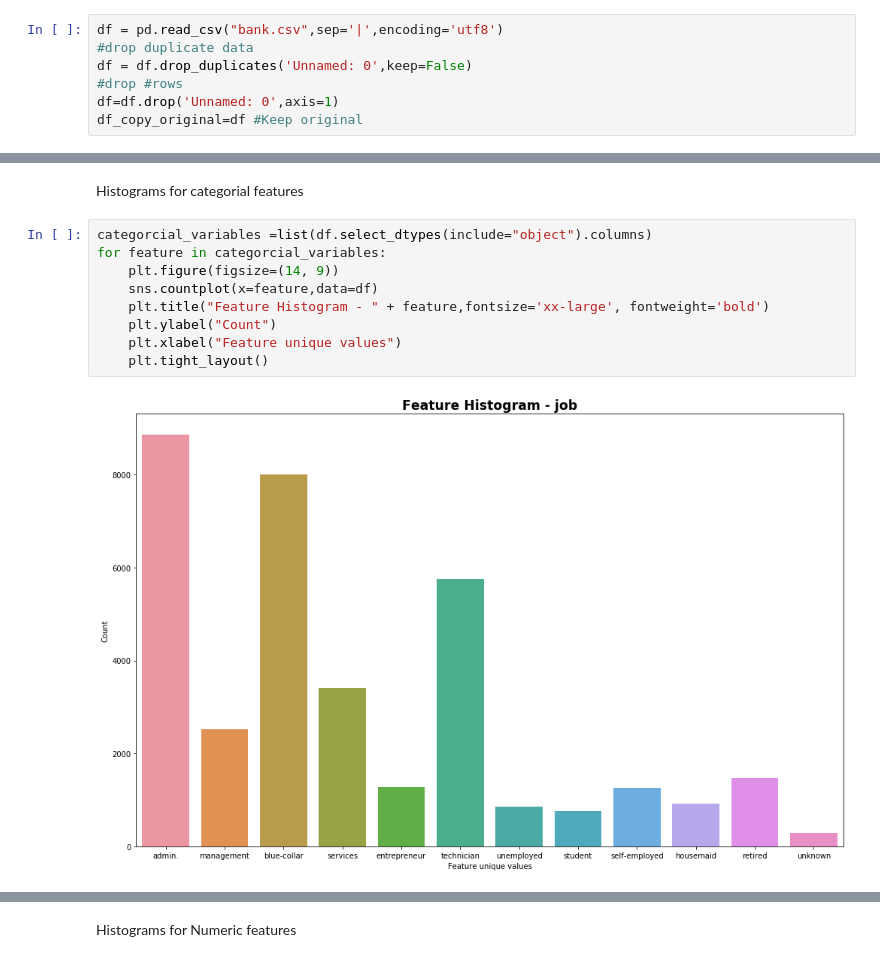
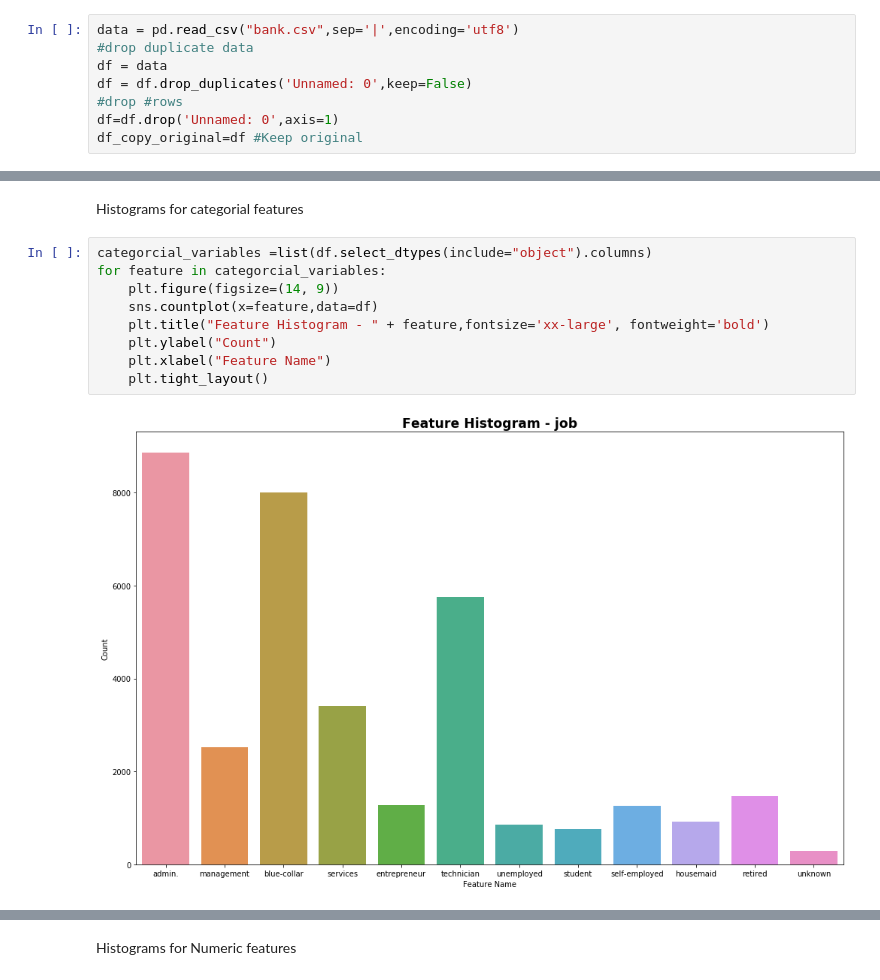
Before and after one commit to ophirshurany/Data-Science-, a Jupyter notebook: Data_Science_NB.ipynb, the cells around one changed output, grey strips where cells are left out. Saved outputs shown, nothing was run; the diff lists cells and outputs as text.

```diff
--- a/Data_Science_NB.ipynb
+++ b/Data_Science_NB.ipynb
@@ -23,6 +23,7 @@ plt.close('all')
 # %%
-df = pd.read_csv("bank.csv",sep='|',encoding='utf8')
+data = pd.read_csv("bank.csv",sep='|',encoding='utf8')
 #drop duplicate data
+df = data
 df = df.drop_duplicates('Unnamed: 0',keep=False)
 #drop #rows
 df=df.drop('Unnamed: 0',axis=1)
@@ -82,11 +83,11 @@ Histograms for categorial features
 # %%
 categorcial_variables =list(df.select_dtypes(include="object").columns)
 for feature in categorcial_variables:
     plt.figure(figsize=(14, 9))
     sns.countplot(x=feature,data=df)
     plt.title("Feature Histogram - " + feature,fontsize='xx-large', fontweight='bold')
     plt.ylabel("Count")
-    plt.xlabel("Feature unique values")
+    plt.xlabel("Feature Name")
     plt.tight_layout()
 # %% [output]
-[figure, old version]
+[figure, new version]
```
Also changed, not shown: parts of 44 cells of this notebook, 3 other files.
